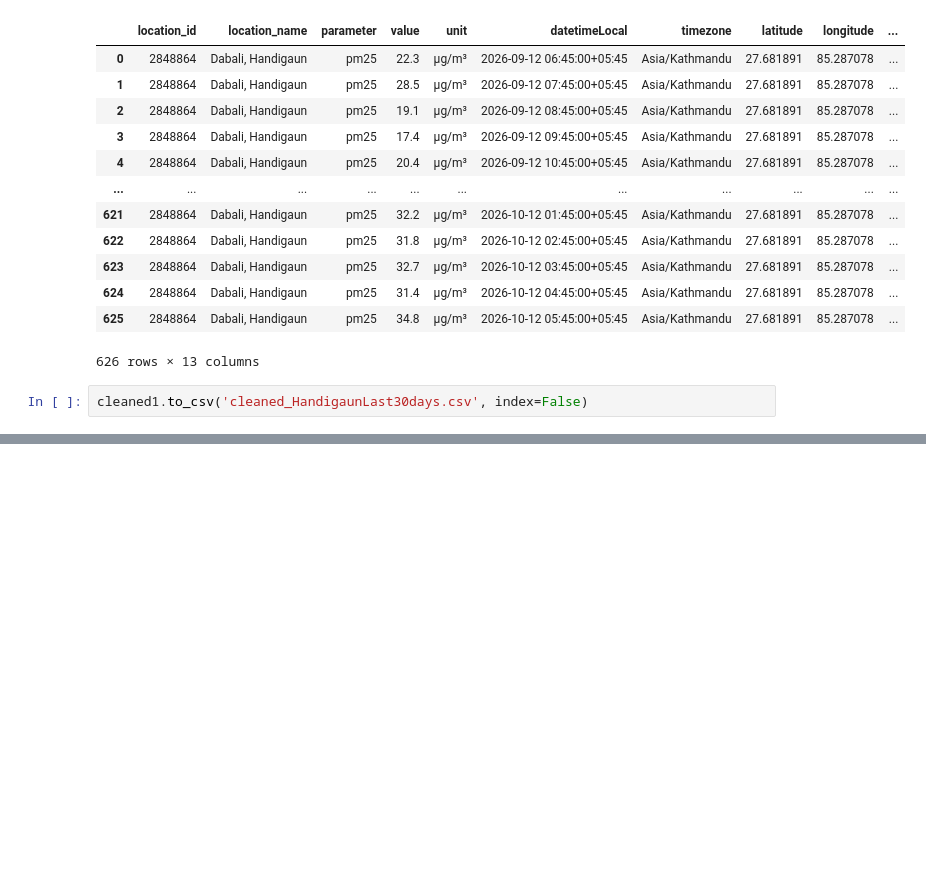
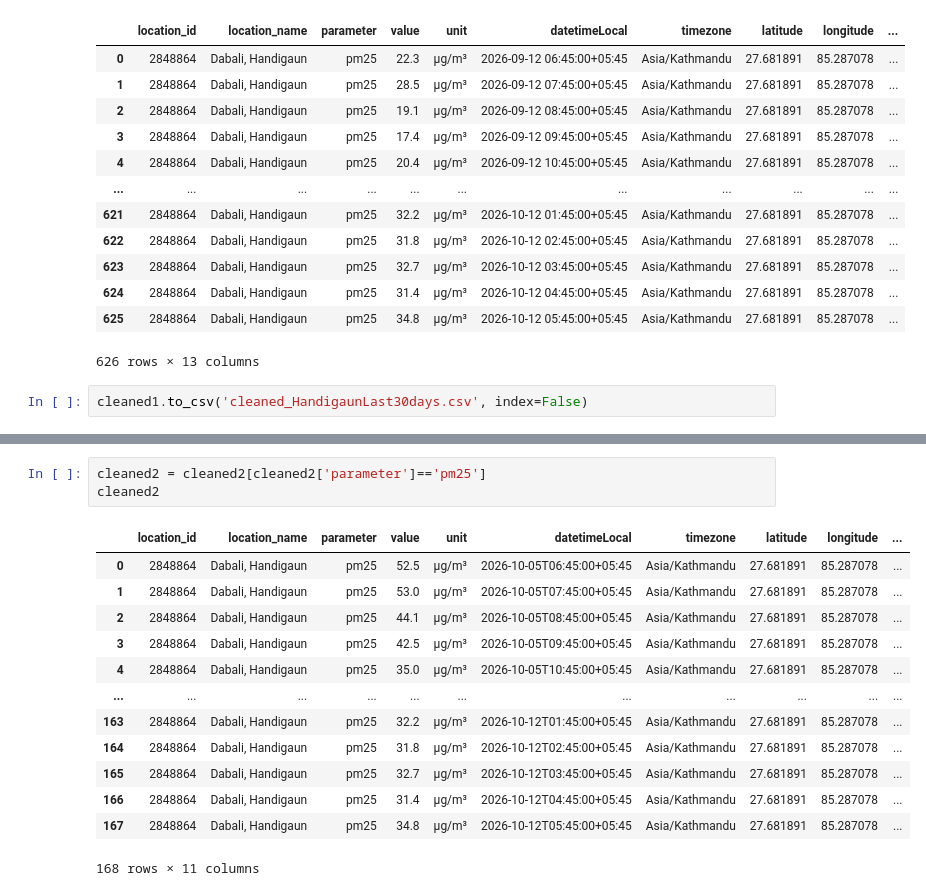
Before and after one commit to Laxmination/Kathmandu-PM2.5-Forecasting, a Jupyter notebook: OpenAQdatasetCleaning/Handigaun Data Cleaning.ipynb, the cells around one changed output, grey strips where cells are left out. Saved outputs shown, nothing was run; the diff lists cells and outputs as text; blank space fills up the shorter version.

```diff
--- a/OpenAQdatasetCleaning/Handigaun Data Cleaning.ipynb
+++ b/OpenAQdatasetCleaning/Handigaun Data Cleaning.ipynb
@@ -208,0 +268,17 @@ cleaned1.to_csv('cleaned_HandigaunLast30days.csv', index=False)
+# %%
+cleaned2 = cleaned2[cleaned2['parameter']=='pm25']
+cleaned2
+# %% [output]
+|  | location_id | location_name | parameter | value | unit | datetimeLocal | timezone | latitude | longitude | ... |
+| 0 | 2848864 | Dabali, Handigaun | pm25 | 52.5 | µg/m³ | 2026-10-05T06:45:00+05:45 | Asia/Kathmandu | 27.681891 | 85.287078 | ... |
+| 1 | 2848864 | Dabali, Handigaun | pm25 | 53.0 | µg/m³ | 2026-10-05T07:45:00+05:45 | Asia/Kathmandu | 27.681891 | 85.287078 | ... |
+| 2 | 2848864 | Dabali, Handigaun | pm25 | 44.1 | µg/m³ | 2026-10-05T08:45:00+05:45 | Asia/Kathmandu | 27.681891 | 85.287078 | ... |
+| 3 | 2848864 | Dabali, Handigaun | pm25 | 42.5 | µg/m³ | 2026-10-05T09:45:00+05:45 | Asia/Kathmandu | 27.681891 | 85.287078 | ... |
+| 4 | 2848864 | Dabali, Handigaun | pm25 | 35.0 | µg/m³ | 2026-10-05T10:45:00+05:45 | Asia/Kathmandu | 27.681891 | 85.287078 | ... |
+| ... | ... | ... | ... | ... | ... | ... | ... | ... | ... | ... |
+| 163 | 2848864 | Dabali, Handigaun | pm25 | 32.2 | µg/m³ | 2026-10-12T01:45:00+05:45 | Asia/Kathmandu | 27.681891 | 85.287078 | ... |
+| 164 | 2848864 | Dabali, Handigaun | pm25 | 31.8 | µg/m³ | 2026-10-12T02:45:00+05:45 | Asia/Kathmandu | 27.681891 | 85.287078 | ... |
+| 165 | 2848864 | Dabali, Handigaun | pm25 | 32.7 | µg/m³ | 2026-10-12T03:45:00+05:45 | Asia/Kathmandu | 27.681891 | 85.287078 | ... |
+| 166 | 2848864 | Dabali, Handigaun | pm25 | 31.4 | µg/m³ | 2026-10-12T04:45:00+05:45 | Asia/Kathmandu | 27.681891 | 85.287078 | ... |
+| 167 | 2848864 | Dabali, Handigaun | pm25 | 34.8 | µg/m³ | 2026-10-12T05:45:00+05:45 | Asia/Kathmandu | 27.681891 | 85.287078 | ... |
+168 rows × 11 columns
```
Also changed, not shown: parts of 6 cells of this notebook, 1 other file.
